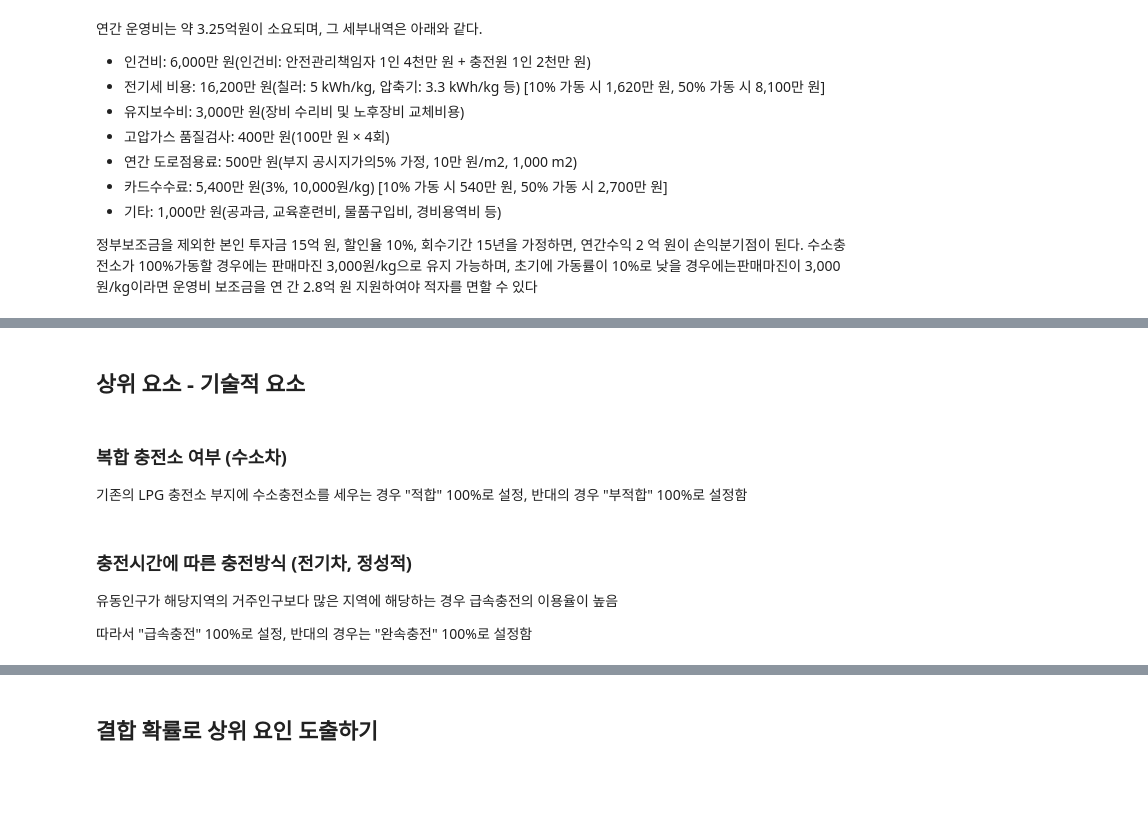
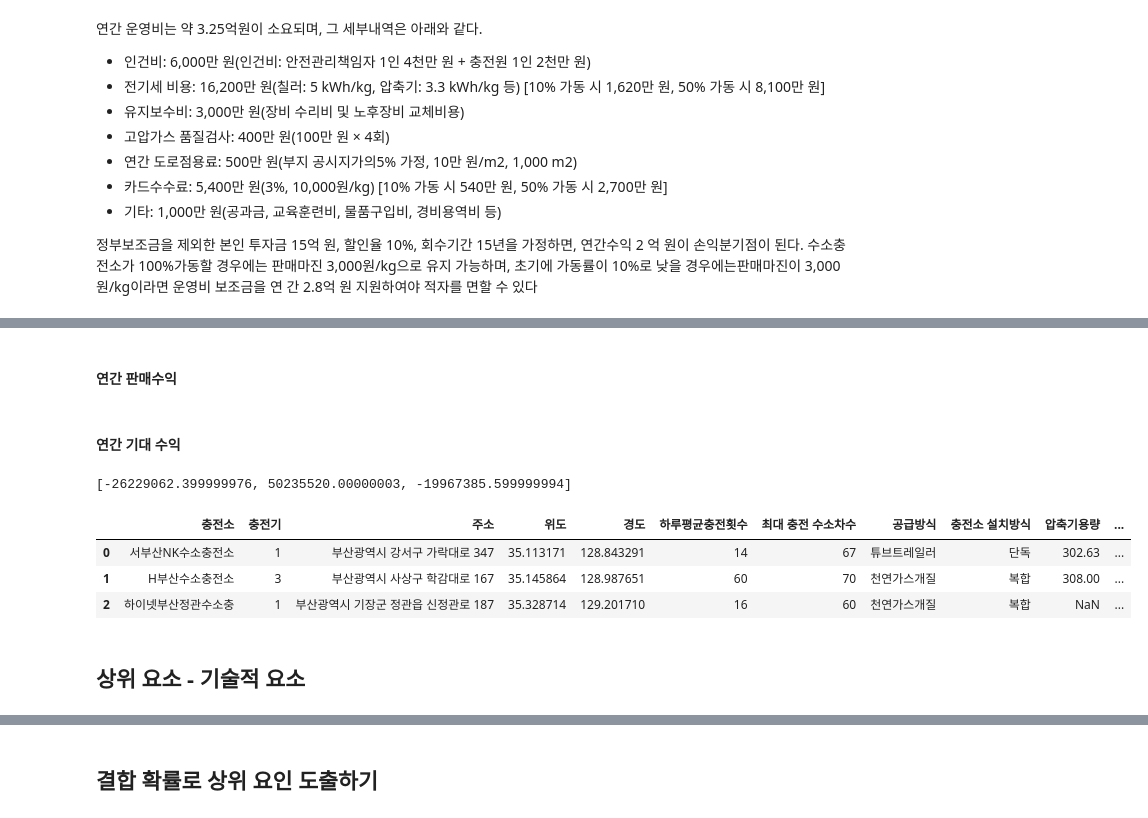
Before and after one commit to jhparkland/Green-Car-Charging-Station-Site-Selection, a Jupyter notebook: Notebook/GVCS/GVCS.ipynb, the cells around one changed output, grey strips where cells are left out. Saved outputs shown, nothing was run; the diff lists cells and outputs as text; code cells hidden in the pictures; blank space fills up the shorter version.

```diff
--- a/Notebook/GVCS/GVCS.ipynb
+++ b/Notebook/GVCS/GVCS.ipynb
@@ -910,6 +877,56 @@ df_HVCS
+# %% [markdown]
+#### 연간 판매수익
+# %%
+def cal_revenue(charge_time_average, sale_cost, maintenance_cost):
+    # 수소연료 평균 공급단가(1kg당)
+    hidrogen_cost = 6_000
+    # 수소연료 판매 마진(1kg당)
+    revenue_per_kg = sale_cost - hidrogen_cost
+    # 수소차 1회 평균 수소연료 충전량(kg)
+    charge_amount = 3.736
+    # 일평균 판매수익
+    day_revenue = revenue_per_kg * charge_amount * charge_time_average
+    year_revenue = day_revenue * 365
+    # 수소연료구입비 보조금
+    grant = 0
+
+    # 수소연료구입비 보조금 지원금 반영
+    diff = year_revenue - maintenance_cost
+    if diff < 0:
+        diff = -diff
+        # 기준단가
+        grant_cost_standard = sale_cost - (maintenance_cost / charge_amount * charge_time_average * 365)
+        # 지원단가 (수소연료공급단가에 기준단가와 차액의 70%)
+        grant_cost = (hidrogen_cost - grant_cost_standard) * 0.7
+        # 지원금액
+        grant = grant_cost * charge_amount * charge_time_average * 365
+        # 최대지원금액은 적자의 80%
+        if grant > diff * 0.8:
+            grant = diff * 0.8
+    # 연간수입 + 보조금
+    year_revenue = year_revenue + grant
+    # 연간수입에 유지보수비용을 뺀 순수익
+    diff = year_revenue - maintenance_cost
+
+    return diff
+# %% [markdown]
+#### 연간 기대 수익
+# %%
+revenue = []
+for i in range(df_HVCS.shape[0]):
+    maintenance_cost = cal_maintenance_cost(df_HVCS.iloc[i]['충전소 설치방식'],df_HVCS.iloc[i]['평균가동률'])
+    rev = cal_revenue(df_HVCS.iloc[i]['하루평균충전횟수'], df_HVCS.iloc[i]['충전가격'], maintenance_cost)
+    revenue.append(rev)
+revenue
+# %% [output]
+[-26229062.399999976, 50235520.00000003, -19967385.599999994]
+# %%
+df_HVCS.insert(15,'연간기대수익',revenue)
+df_HVCS
+# %% [output]
+|  | 충전소 | 충전기 | 주소 | 위도 | 경도 | 하루평균충전횟수 | 최대 충전 수소차수 | 공급방식 | 충전소 설치방식 | 압축기용량 | ... |
+| 0 | 서부산NK수소충전소 | 1 | 부산광역시 강서구 가락대로 347 | 35.113171 | 128.843291 | 14 | 67 | 튜브트레일러 | 단독 | 302.63 | ... |
+| 1 | H부산수소충전소 | 3 | 부산광역시 사상구 학감대로 167 | 35.145864 | 128.987651 | 60 | 70 | 천연가스개질 | 복합 | 308.00 | ... |
+| 2 | 하이넷부산정관수소충 | 1 | 부산광역시 기장군 정관읍 신정관로 187 | 35.328714 | 129.201710 | 16 | 60 | 천연가스개질 | 복합 | NaN | ... |
 # %% [markdown]
 ## 상위 요소 - 기술적 요소
-# %% [markdown]
-### 복합 충전소 여부 (수소차)
-
-기존의 LPG 충전소 부지에 수소충전소를 세우는 경우 "적합" 100%로 설정, 반대의 경우 "부적합" 100%로 설정함
@@ -929,5 +932,0 @@ else:
-# %% [markdown]
-### 충전시간에 따른 충전방식 (전기차, 정성적)
- 유동인구가 해당지역의 거주인구보다 많은 지역에 해당하는 경우 급속충전의 이용율이 높음
-
- 따라서 "급속충전" 100%로 설정, 반대의 경우는 "완속충전" 100%로 설정함
```
Also changed, not shown: parts of 18 cells of this notebook, 2 other files.
